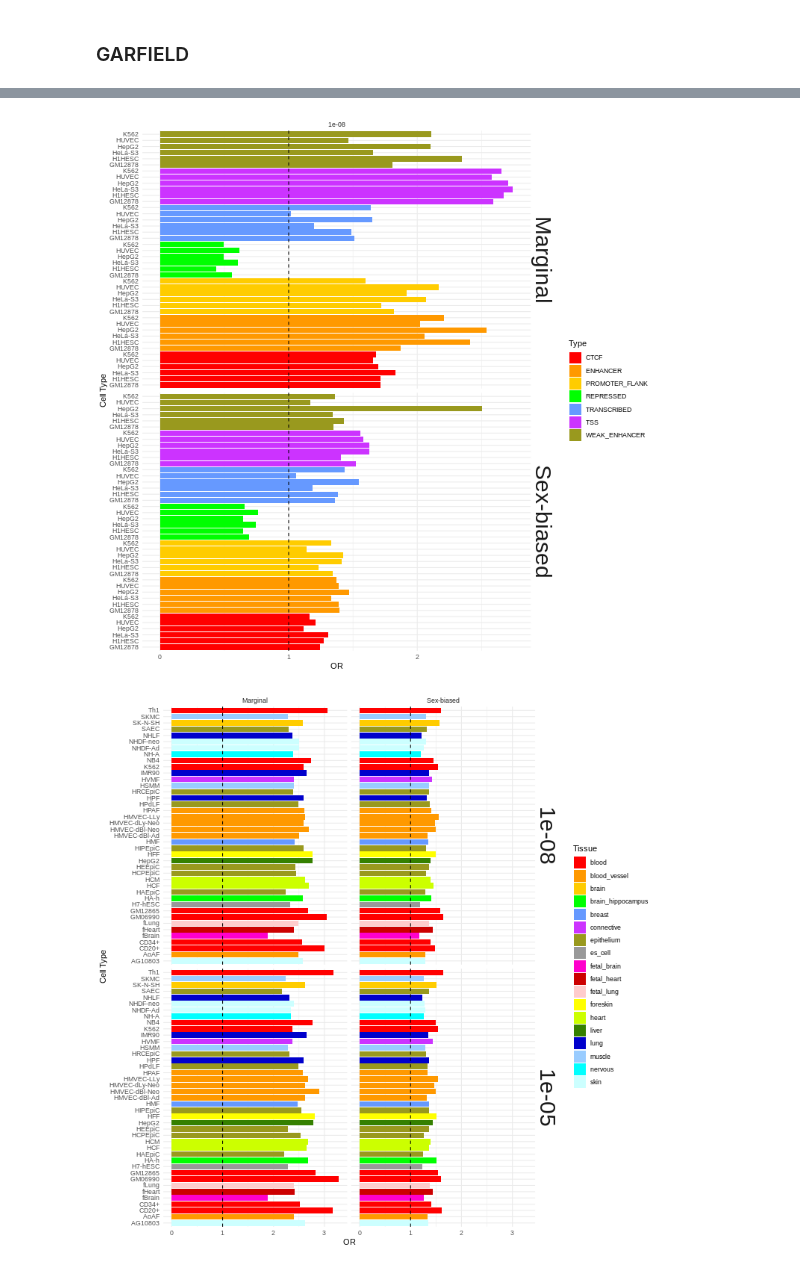
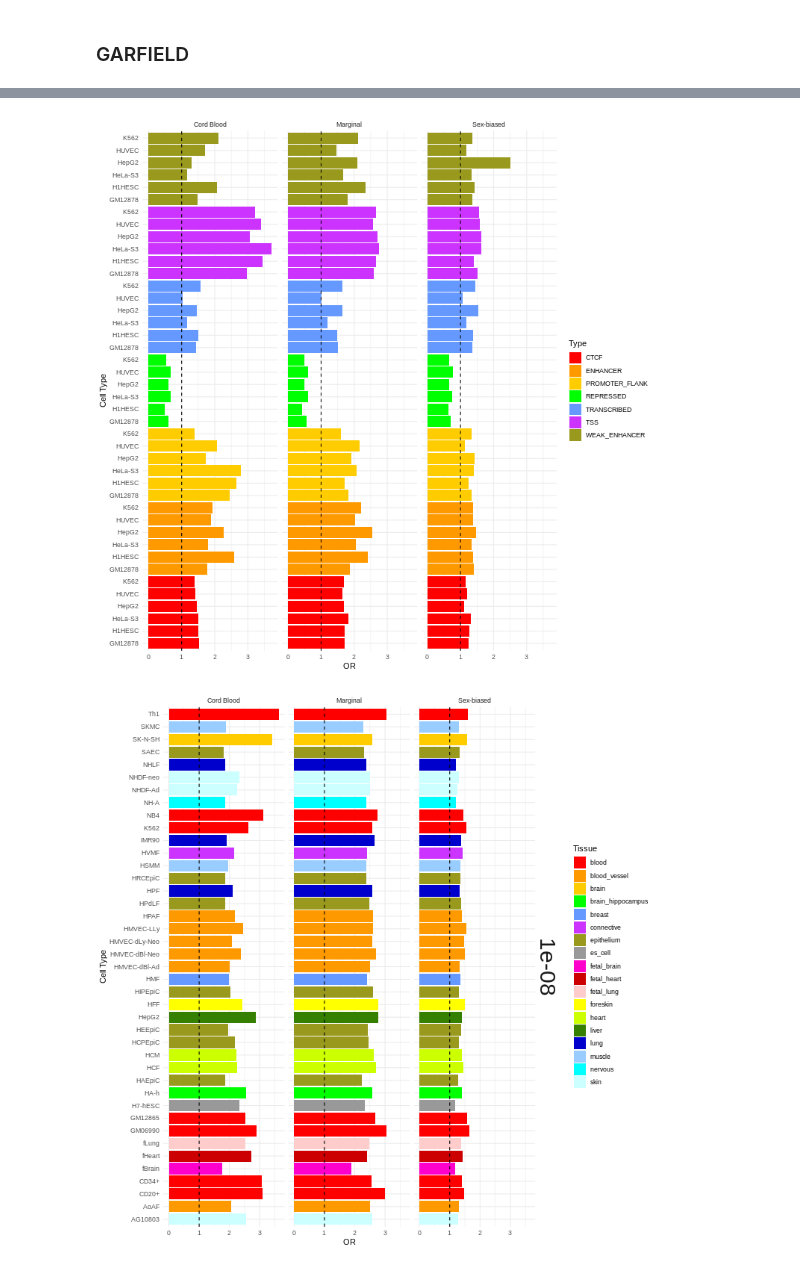
Before and after one commit to wilcas/sex_specific_mQTL, a Jupyter notebook: delahaye_mQTL_analyses/mQTL_meta_analysis.ipynb, the cells around one changed output, grey strips where cells are left out. Drawn from its saved outputs; the diff is of its cells as text; code cells hidden in the pictures.

```diff
--- a/delahaye_mQTL_analyses/mQTL_meta_analysis.ipynb
+++ b/delahaye_mQTL_analyses/mQTL_meta_analysis.ipynb
@@ -454,14 +454,16 @@ p <- ggplot(sex_df_to_plot, aes(Sex, fill = Relation_to_Island, by = Sex)) +
 %%R -w 750 -h 750
 garfield_marginal <- fread("../../1kg_ld_data/output/mqtl_delahaye_richs_meta/garfield.test.mqtl_delahaye_richs_meta.out")
 garfield_sex <- fread("../../1kg_ld_data/output/mqtl_delahaye_richs_sex_meta/garfield.test.mqtl_delahaye_richs_sex_meta.out")
+garfield_cord <- fread("../../1kg_ld_data/output/mqtl_aries_cord/garfield.test.mqtl_aries_cord.out")
 garfield_sex$Model = "Sex-biased"
 garfield_marginal$Model = "Marginal"
-garfield <- rbindlist(list(garfield_marginal, garfield_sex))[Category == "Chromatin_States" & PThresh == 1e-8]
+garfield_cord$Model = "Cord Blood"
+garfield <- rbindlist(list(garfield_marginal, garfield_sex,garfield_cord))[Category == "Chromatin_States" & PThresh == 1e-8]
 print(head(garfield_marginal))
 p <- ggplot(garfield, aes(as.character(ID),OR,fill=Type)) +
     geom_bar(position = "identity", stat="identity") +
     geom_hline(linetype="dashed", yintercept=1) +
-    facet_grid(Model~PThresh) +
+    facet_grid(~Model) +
     labs(x="Cell Type")+
     scale_fill_ucscgb() +
     coord_flip() +
@@ -470,7 +472,7 @@ p <- ggplot(garfield, aes(as.character(ID),OR,fill=Type)) +
     theme(strip.text.y = element_text(size=30))
 print(p)
 
-garfield <- rbindlist(list(garfield_marginal, garfield_sex))[Category == "Footprints" ]
+garfield <- rbindlist(list(garfield_marginal, garfield_sex,garfield_cord))[Category == "Footprints" & PThresh == 1e-8]
 p <- ggplot(garfield, aes(as.character(Celltype),OR,fill=Tissue)) +
     geom_bar(position = "identity", stat="identity") +
     geom_hline(linetype="dashed", yintercept=1) +
@@ -481,7 +483,7 @@ p <- ggplot(garfield, aes(as.character(Celltype),OR,fill=Tissue)) +
     theme_minimal() +
     theme(strip.text.y = element_text(size=30))
 print(p)
-garfield <- rbindlist(list(garfield_marginal, garfield_sex))[Category == "Hotspots"& grepl("fetal",Tissue)]
+garfield <- rbindlist(list(garfield_marginal, garfield_sex,garfield_cord))[Category == "Hotspots"& grepl("fetal",Tissue)& PThresh == 1e-8]
 p <- ggplot(garfield, aes(as.character(Celltype),OR,fill=Tissue)) +
     geom_bar(position = "identity", stat="identity") +
     geom_hline(linetype="dashed", yintercept=1) +
@@ -491,11 +493,11 @@ p <- ggplot(garfield, aes(as.character(Celltype),OR,fill=Tissue)) +
     theme_minimal() +
     theme(strip.text.y = element_text(size=30))
 print(p)
-garfield <- rbindlist(list(garfield_marginal, garfield_sex))[Category == "Peaks" & grepl("fetal",Tissue)]
+garfield <- rbindlist(list(garfield_marginal, garfield_sex,garfield_cord))[Category == "Peaks" & grepl("fetal",Tissue)& PThresh == 1e-8]
 p <- ggplot(garfield, aes(as.character(Celltype),OR,fill=Tissue)) +
     geom_bar(position = "identity", stat="identity") +
     geom_hline(linetype="dashed", yintercept=1) +
-    facet_grid(PThresh~Model) +
+    facet_grid(~Model) +
     scale_fill_ucscgb() +
     coord_flip() +
     theme_minimal() +
@@ -506,47 +508,47 @@ print(p)
 library(RColorBrewer)
 # Define the number of colors you want
 
-garfield <- rbindlist(list(garfield_marginal, garfield_sex))[Category == "Hotspots"& !grepl("fetal",Tissue)]
+garfield <- rbindlist(list(garfield_marginal, garfield_sex,garfield_cord))[Category == "Hotspots"& !grepl("fetal",Tissue)& PThresh == 1e-8]
 nb.cols <- length(unique(garfield$Tissue))
 mycolors <- colorRampPalette(brewer.pal(8, "Paired"))(nb.cols)
 p <- ggplot(garfield, aes(as.character(Celltype),OR,fill=Tissue)) +
     geom_bar(position = "identity", stat="identity") +
     geom_hline(linetype="dashed", yintercept=1) +
-    facet_grid(Model~PThresh) +
+    facet_grid(~Model) +
     scale_fill_manual(values = mycolors) +
     coord_flip() +
     theme_minimal() +
     theme(strip.text.y = element_text(size=30))
 print(p)
-garfield <- rbindlist(list(garfield_marginal, garfield_sex))[Category == "Peaks" & !grepl("fetal",Tissue)]
+garfield <- rbindlist(list(garfield_marginal, garfield_sex,garfield_cord))[Category == "Peaks" & !grepl("fetal",Tissue)& PThresh == 1e-8]
 nb.cols <- length(unique(garfield$Tissue))
 mycolors <- colorRampPalette(brewer.pal(8, "Paired"))(nb.cols)
 p <- ggplot(garfield, aes(as.character(Celltype),OR,fill=Tissue)) +
     geom_bar(position = "identity", stat="identity") +
     geom_hline(linetype="dashed", yintercept=1) +
-    facet_grid(PThresh~Model) +
+    facet_grid(~Model) +
     scale_fill_manual(values = mycolors) +
     coord_flip() +
     theme_minimal() +
     theme(strip.text.y = element_text(size=30))
 print(p)
 # %% [output]
    ID PThresh       OR        Pvalue      Beta         SE CI95_lower CI95_upper
 1:  1   1e-05 2.614229  1.076279e-85 0.9609693 0.04898299  0.8649627  1.0569760
 2:  1   1e-08 2.577605  1.091202e-84 0.9468608 0.04855619  0.8516906  1.0420309
 3:  2   1e-05 2.406349  2.342636e-93 0.8781106 0.04284325  0.7941378  0.9620834
 4:  2   1e-08 2.493796 2.823181e-100 0.9138061 0.04298792  0.8295498  0.9980625
 5:  3   1e-05 3.158386  9.234188e-77 1.1500610 0.06202024  1.0285014  1.2716207
 6:  3   1e-08 2.998863  9.002769e-76 1.0982331 0.05962027  0.9813774  1.2150889
    NAnnotThesh NAnnot NThresh     N linkID             Annotation Celltype
 1:        1763   2896   21732 91768      0 AG10803_footprints.txt  AG10803
 2:        1478   2896   15323 91768      0 AG10803_footprints.txt  AG10803
 3:        2246   3827   21732 91768      1    AoAF_footprints.txt     AoAF
 4:        1890   3827   15323 91768      1    AoAF_footprints.txt     AoAF
 ... (5 lines left out)
 3: blood_vessel footprints Footprints Marginal
 4: blood_vessel footprints Footprints Marginal
 5:        blood footprints Footprints Marginal
 6:        blood footprints Footprints Marginal
-[figure, old version]
+[figure, new version]
-[figure, old version]
+[figure, new version]
```
Also changed, not shown: parts of 1 cell of this notebook, 4 other files.
